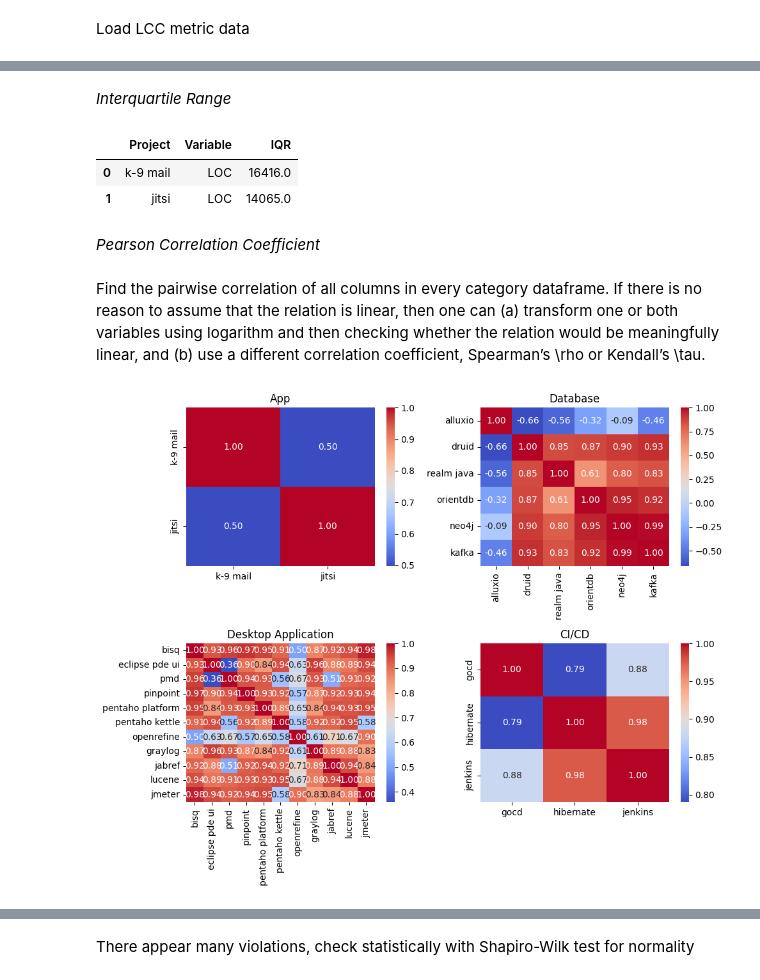
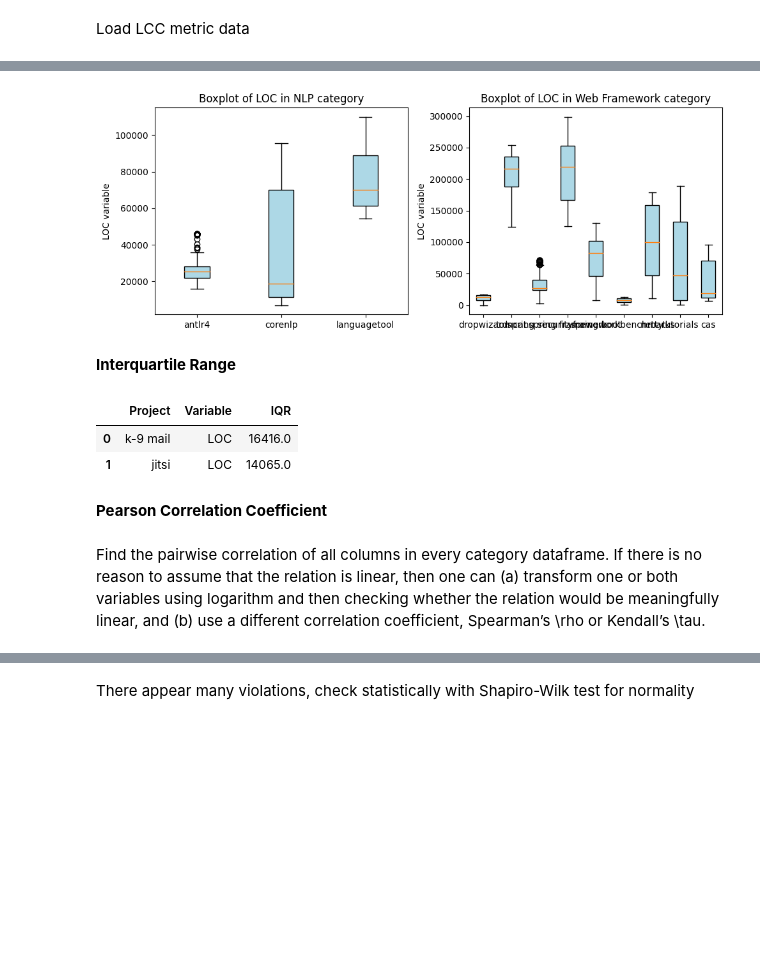
Before and after one commit to alenkaja00/time-series-study, a Jupyter notebook: rq2_analysis.ipynb, the cells around one changed output, grey strips where cells are left out. Saved outputs shown, nothing was run; the diff lists cells and outputs as text; code cells hidden in the pictures; blank space fills up the shorter version.

```diff
--- a/rq2_analysis.ipynb
+++ b/rq2_analysis.ipynb
@@ -40,5 +72,9 @@ cicd_lcc_data = pd.read_csv('./groups/lcc/cicd_lcc.csv', index_col=0)
+# %%
+draw_boxplot(nlp_loc_data, web_loc_data, 'LOC', 'NLP', 'Web Framework')
+# %% [output]
+[figure, added]
 # %% [markdown]
-*Interquartile Range*
+**Interquartile Range**
 # %%
 # Function to build a df with IQR values
 from scipy import stats
@@ -70,26 +106,29 @@ iqr_df
 | 0 | k-9 mail | LOC | 16416.0 |
 | 1 | jitsi | LOC | 14065.0 |
 # %% [markdown]
-*Pearson Correlation Coefficient*
+**Pearson Correlation Coefficient**
 # %% [markdown]
 Find the pairwise correlation of all columns in every category dataframe. If there is no reason to assume that the relation is linear, then one can (a) transform one or both variables using logarithm and then checking whether the relation would
 be meaningfully linear, and (b) use a different correlation coefficient, Spearman’s \rho or Kendall’s \tau.
 # %%
-app_corr = app_loc_data.T.corr()
-cicd_corr = cicd_loc_data.T.corr()
-database_corr = database_loc_data.T.corr()
-desk_corr = desk_loc_data.T.corr()
+# function that returns a list of correlation matrices
+def list_of_correlations(draw_list):
+    corr_list = []
+    for data in draw_list:
+        corr = data.T.corr()
+        corr_list.append(corr)
+    return corr_list
 
-fig, axes = plt.subplots(nrows=2, ncols=2, figsize=(10, 8))
-sns.heatmap(app_corr, ax=axes[0, 0], cmap='coolwarm', annot=True, fmt=".2f")
-axes[0, 0].set_title('App')
-sns.heatmap(database_corr, ax=axes[0, 1], cmap='coolwarm', annot=True, fmt=".2f")
-axes[0, 1].set_title('Database')
-sns.heatmap(desk_corr, ax=axes[1, 0], cmap='coolwarm', annot=True, fmt=".2f")
-axes[1, 0].set_title('Desktop Application')
-sns.heatmap(cicd_corr, ax=axes[1, 1], cmap='coolwarm', annot=True, fmt=".2f")
-axes[1, 1].set_title('CI/CD')
-plt.tight_layout()
-plt.show()
+# function that draws a plot with 4 correlation matrices
+def draw_corr_matrixes(correlation_list, categories_list):
+    fig, axes = plt.subplots(nrows=2, ncols=2, figsize=(10, 8))
+    sns.heatmap(correlation_list[0], ax=axes[0, 0], cmap='coolwarm', annot=True, fmt=".2f")
+    axes[0, 0].set_title(str(categories_list[0]))
+    sns.heatmap(correlation_list[1], ax=axes[0, 1], cmap='coolwarm', annot=True, fmt=".2f")
+    axes[0, 1].set_title(str(categories_list[1]))
+    sns.heatmap(correlation_list[2], ax=axes[1, 0], cmap='coolwarm', annot=True, fmt=".2f")
+    axes[1, 0].set_title(str(categories_list[2]))
+    sns.heatmap(correlation_list[3], ax=axes[1, 1], cmap='coolwarm', annot=True, fmt=".2f")
+    axes[1, 1].set_title(str(categories_list[3]))
+    plt.tight_layout()
+    plt.show()
-# %% [output]
-[figure, removed]
```
Also changed, not shown: parts of 27 cells of this notebook.
